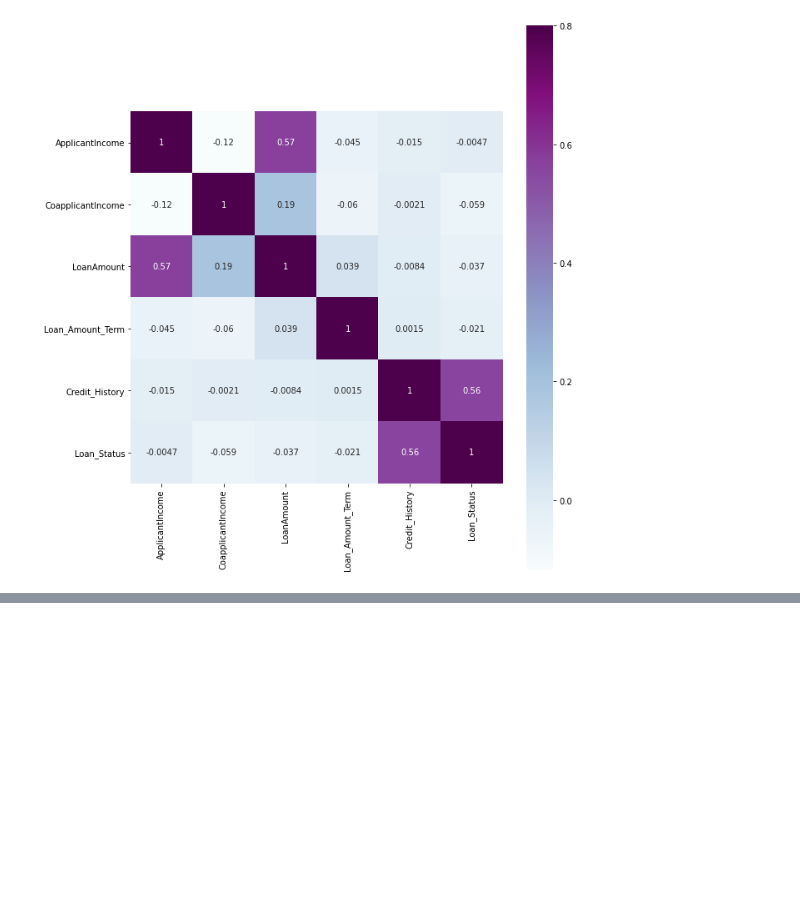
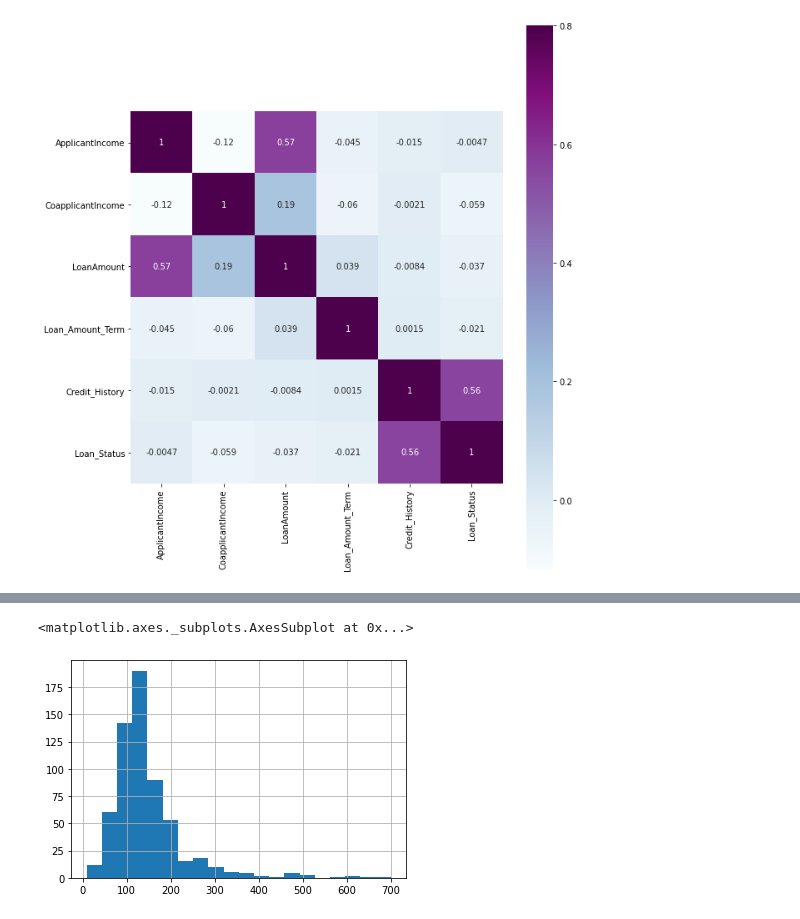
Before and after one commit to shivam23rawat/Home-Loan-Prediction-System, a Jupyter notebook: Home_Loan_Prediction.ipynb, the cells around one changed output, grey strips where cells are left out. Saved outputs shown, nothing was run; the diff lists cells and outputs as text; code cells hidden in the pictures; blank space fills up the shorter version.

```diff
--- a/Home_Loan_Prediction.ipynb
+++ b/Home_Loan_Prediction.ipynb
@@ -467,0 +621,5 @@ sns.heatmap(matrix, vmax=.8, square=True, cmap="BuPu",annot=True);
+# %%
+train['LoanAmount'].hist(bins=20)
+# %% [output]
+<matplotlib.axes._subplots.AxesSubplot at 0x...>
+[figure, added]
```
Also changed, not shown: parts of 148 cells of this notebook.
